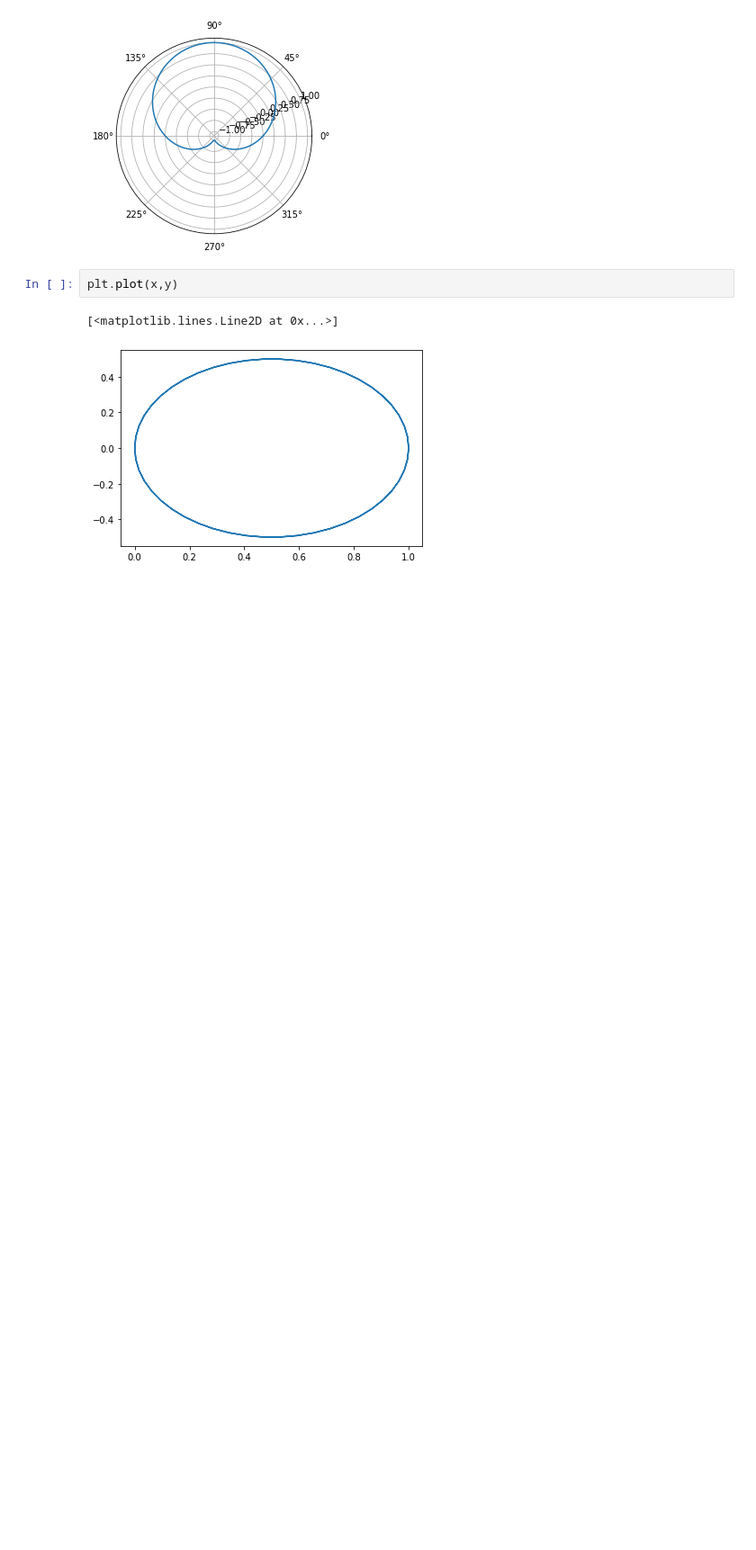
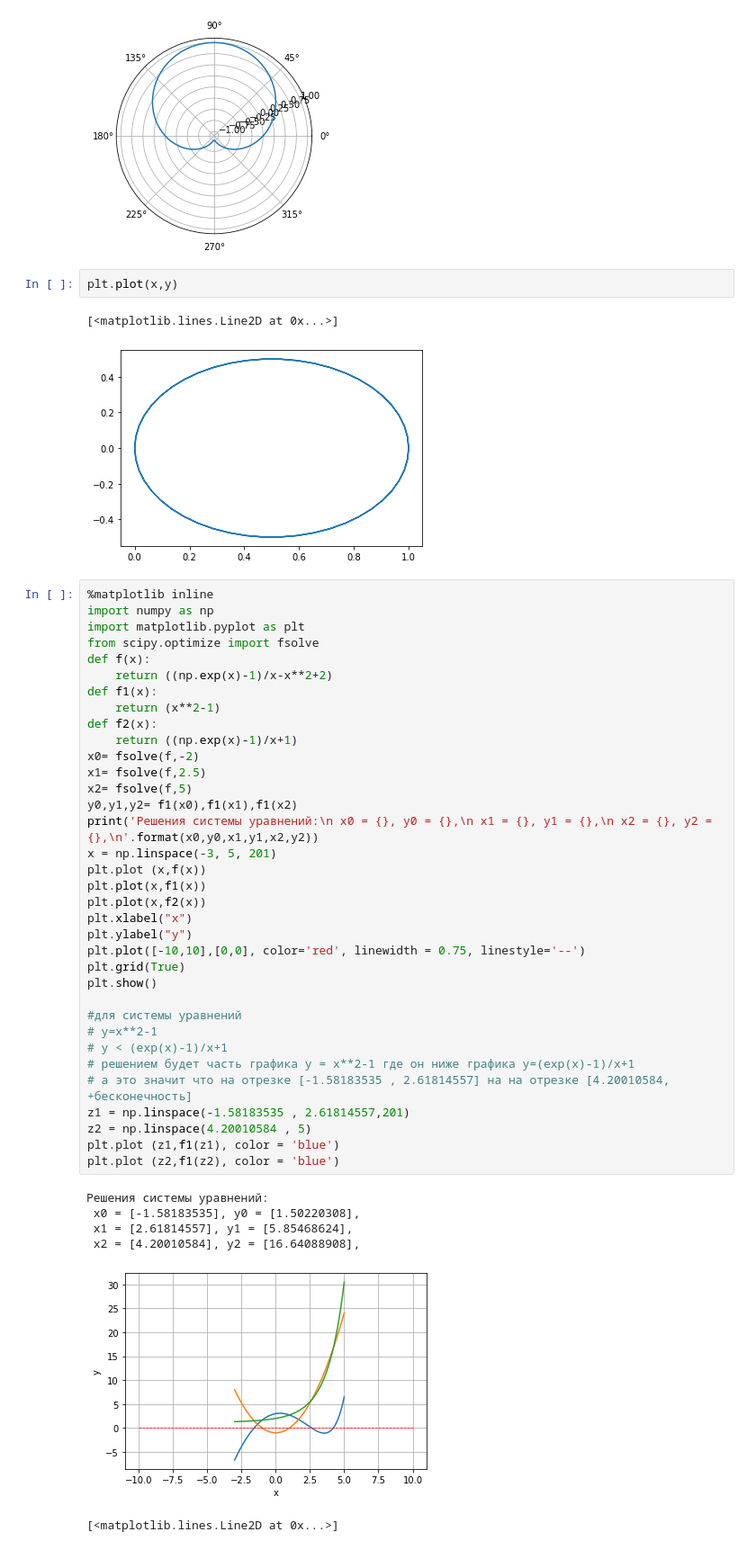
Before and after one commit to karashchuk/Lesson_03, a Jupyter notebook: Lesson_03_2.ipynb, the cells around one changed output. Shown: that part at 90% size. Cells and saved outputs as stored; diff of their text form; blank space fills up the shorter version.

Commit message:
Добавил решение системы уравнений

```diff
--- a/Lesson_03_2.ipynb
+++ b/Lesson_03_2.ipynb
@@ -59,3 +59,45 @@ plt.plot(x,y)
 # %% [output]
 [<matplotlib.lines.Line2D at 0x...>]
 [figure]
+# %%
+%matplotlib inline
+import numpy as np
+import matplotlib.pyplot as plt
+from scipy.optimize import fsolve
+def f(x):
+    return ((np.exp(x)-1)/x-x**2+2)
+def f1(x):
+    return (x**2-1)
+def f2(x):
+    return ((np.exp(x)-1)/x+1)
+x0= fsolve(f,-2)
+x1= fsolve(f,2.5)
+x2= fsolve(f,5)
+y0,y1,y2= f1(x0),f1(x1),f1(x2)
+print('Решения системы уравнений:\n x0 = {}, y0 = {},\n x1 = {}, y1 = {},\n x2 = {}, y2 = {},\n'.format(x0,y0,x1,y1,x2,y2))
+x = np.linspace(-3, 5, 201)
+plt.plot (x,f(x))
+plt.plot(x,f1(x))
+plt.plot(x,f2(x))
+plt.xlabel("x")
+plt.ylabel("y")
+plt.plot([-10,10],[0,0], color='red', linewidth = 0.75, linestyle='--')
+plt.grid(True)
+plt.show()
+
+#для системы уравнений
+# y=x**2-1
+# y < (exp(x)-1)/x+1
+# решением будет часть графика y = x**2-1 где он ниже графика y=(exp(x)-1)/x+1
+# а это значит что на отрезке [-1.58183535 , 2.61814557] на на отрезке [4.20010584, +бесконечность]
+z1 = np.linspace(-1.58183535 , 2.61814557,201)
+z2 = np.linspace(4.20010584 , 5)
+plt.plot (z1,f1(z1), color = 'blue')
+plt.plot (z2,f1(z2), color = 'blue')
+# %% [output]
+Решения системы уравнений:
+ x0 = [-1.58183535], y0 = [1.50220308],
+ x1 = [2.61814557], y1 = [5.85468624],
+ x2 = [4.20010584], y2 = [16.64088908],
+[figure, added]
+[<matplotlib.lines.Line2D at 0x...>]
```
Also changed, not shown: parts of 2 cells of this notebook.
